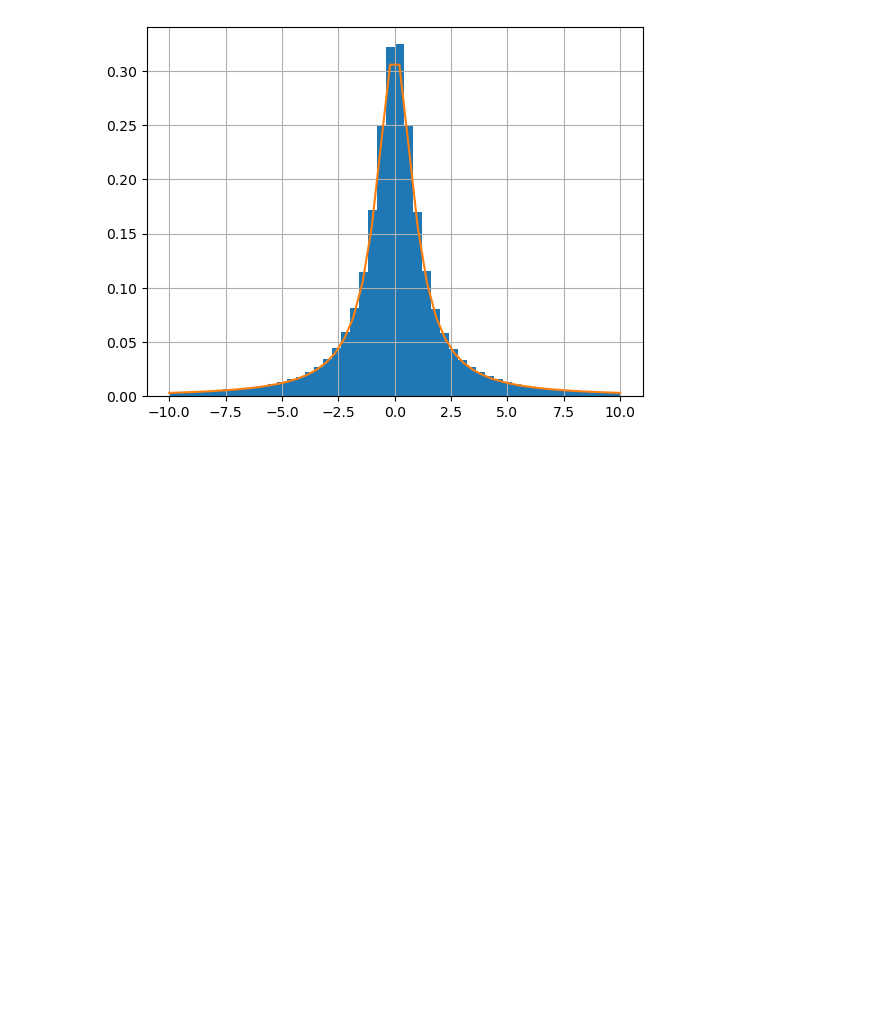
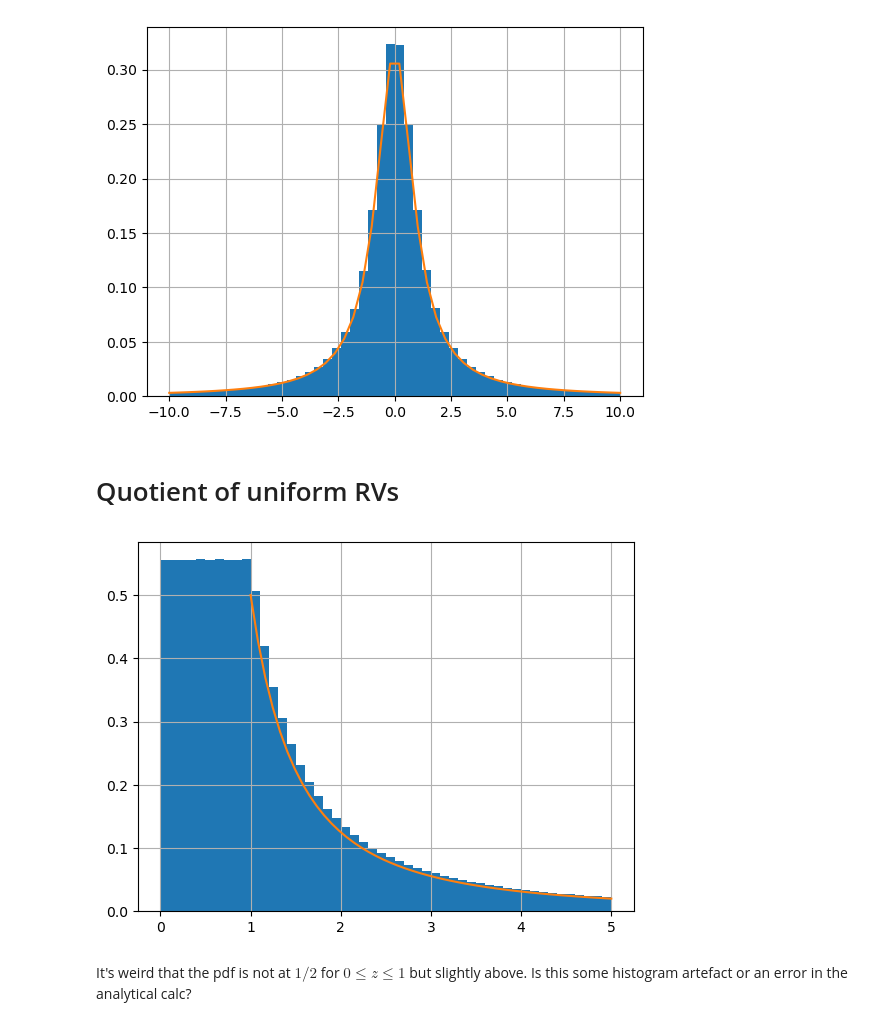
Before and after one commit to ClemensFMN/Notebooks, a Jupyter notebook: maths/RV_quotient.ipynb, the cells around one changed output. Drawn from its saved outputs; the diff is of its cells as text; code cells hidden in the pictures; blank space fills up the shorter version.

Commit message:
added quotient of uniform RVs

```diff
--- a/maths/RV_quotient.ipynb
+++ b/maths/RV_quotient.ipynb
@@ -6,7 +6,7 @@ import matplotlib.pyplot as plt
 # %% [markdown]
 # Quotient of normal RVs
 # %%
-N = 1_000_000
+N = 10_000_000
 # %%
 # generate a mormal distribution (0,1)
 n = stats.norm()
@@ -27,3 +27,28 @@ plt.plot(t, zcalc.pdf(t))
 plt.grid(True)
 # %% [output]
 [figure]
+# %% [markdown]
+# Quotient of uniform RVs
+# %%
+# generate a uniform distribution (0,1)
+n = stats.uniform()
+# and obtain RVs
+x = n.rvs(N)
+y = n.rvs(N)
+# %%
+z = x / y
+# %%
+# plot the histogram
+max_plot = 5
+plt.hist(z, density=True, bins=50, range=[0,max_plot], histtype='stepfilled')
+
+# and compare it with the pdf
+t = np.linspace(1,max_plot)
+zcalc = 1/(2*t**2)
+plt.plot(t, zcalc)
+
+plt.grid(True)
+# %% [output]
+[figure, added]
+# %% [markdown]
+It's weird that the pdf is not at $1/2$ for $0 \leq z \leq 1$ but slightly above. Is this some histogram artefact or an error in the analytical calc?
```
